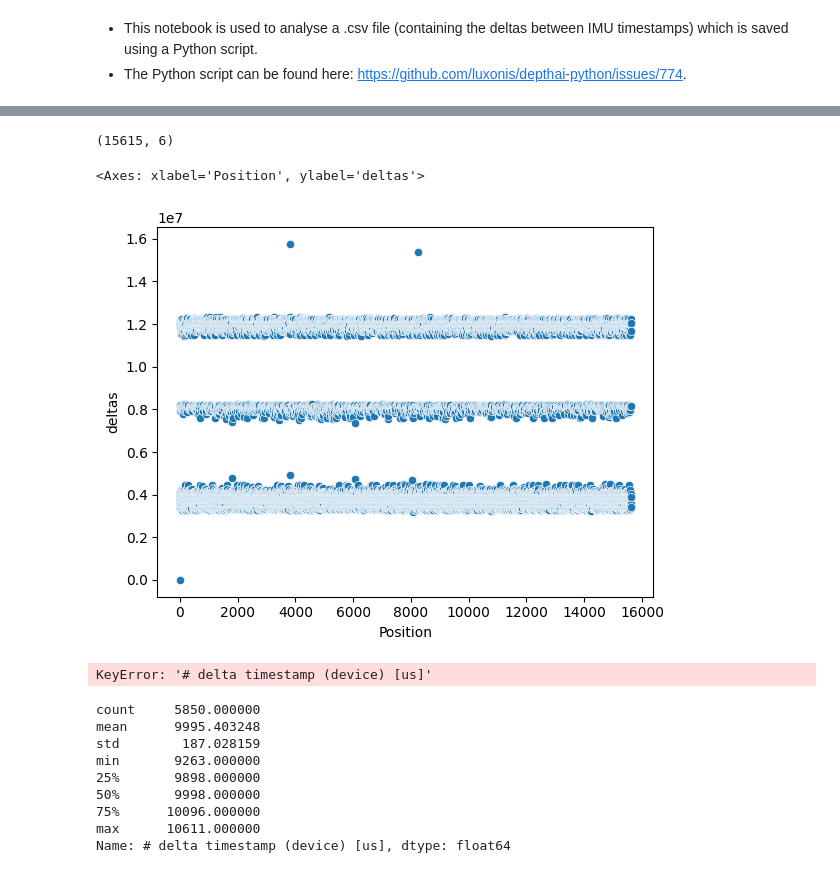
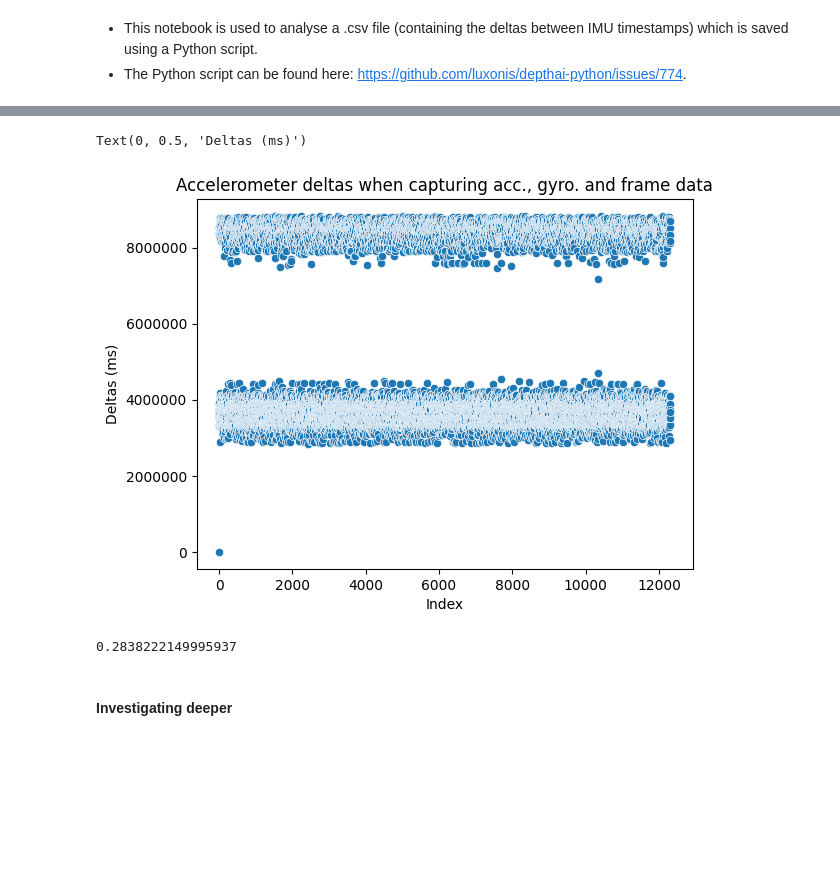
Before and after one commit to Virtana/indoor_drone_experimentation, a Jupyter notebook: kimera_local_eval/kimera_data_generation/Dataset_Check.ipynb, the cells around one changed output, grey strips where cells are left out. Drawn from its saved outputs; the diff is of its cells as text; code cells hidden in the pictures; blank space fills up the shorter version.

Commit message:
Fixed issue in data capture script - DatasetCheck notebook updated to check various streams of data from data capture.

```diff
--- a/kimera_local_eval/kimera_data_generation/Dataset_Check.ipynb
+++ b/kimera_local_eval/kimera_data_generation/Dataset_Check.ipynb
@@ -7,7 +9,16 @@ import seaborn as sns
 - This notebook is used to analyse a .csv file (containing the deltas between IMU timestamps) which is saved using a Python script.
 - The Python script can be found here: https://github.com/luxonis/depthai-python/issues/774.
 # %%
-location_to_delta_file = './Output/2024_10_04_10_48_31/mav0/imu0/acc_data_v1.csv'
+# base_dir = './Output/2024_10_04_10_48_31/mav0/'
+base_dir = './Output/2024_10_04_15_08_03/mav0/'
+
+accelerometer_file = f'{base_dir}/imu0/acc_data.csv'
+gyroscope_file = f'{base_dir}/imu0/gyro_data.csv'
+frame_file = f'{base_dir}/cam0/data.csv'
 # %%
-df = pd.read_csv(location_to_delta_file)
+acc_df = pd.read_csv(accelerometer_file)
+gyro_df = pd.read_csv(gyroscope_file)
+frame_df = pd.read_csv(frame_file)
+# %%
+df = acc_df
 # %%
@@ -66,27 +56,19 @@ df[df['deltas'] >= deltas_summary['mean'] + (1.5 * deltas_summary['std'])]
-# %%
-df.shape
-# %% [output]
-(15615, 6)
 # %%
 df['Position'] = df.index
-# %%
-sns.scatterplot(data=df, y='deltas', x=df['Position'])
-# %% [output]
-<Axes: xlabel='Position', ylabel='deltas'>
-[figure, removed]
-# %%
-sns.scatterplot(data=df[df['# delta timestamp (device) [us]']<10000], y='# delta timestamp (device) [us]', x=df['Position'])
-# %% [output]
-KeyError: '# delta timestamp (device) [us]'
-# %%
-df['# delta timestamp (device) [us]'].describe()
-# %% [output]
-count     5850.000000
-mean      9995.403248
-std        187.028159
-min       9263.000000
-25%       9898.000000
-50%       9998.000000
-75%      10096.000000
-max      10611.000000
-Name: # delta timestamp (device) [us], dtype: float64
+# %%
+ax = sns.scatterplot(data=df, y='deltas', x=acc_df['Position'])
+
+plt.title('Accelerometer deltas when capturing acc., gyro. and frame data')
+# Set x-axis label
+plt.xlabel('Index')
+# Set y-axis label
+plt.ylabel('Deltas (ms)')
+# %% [output]
+Text(0, 0.5, 'Deltas (ms)')
+[figure, added]
+# %%
+df[df['deltas'] >= deltas_summary['mean'] + (1.0 * deltas_summary['std'])].shape[0]/df.shape[0]
+# %% [output]
+0.2838222149995937
+# %% [markdown]
+#### Investigating deeper
```
Also changed, not shown: parts of 31 cells of this notebook, 1 other file.
